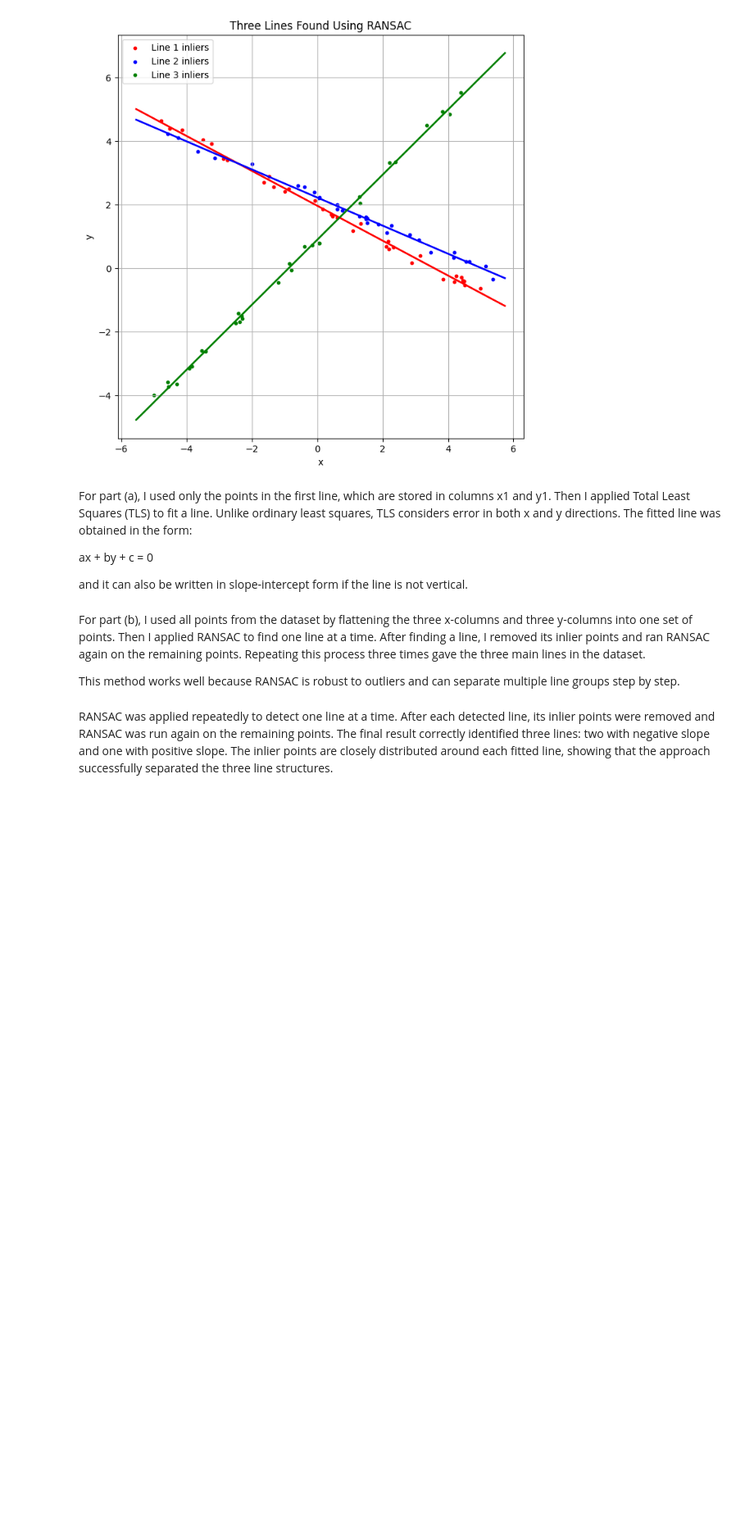
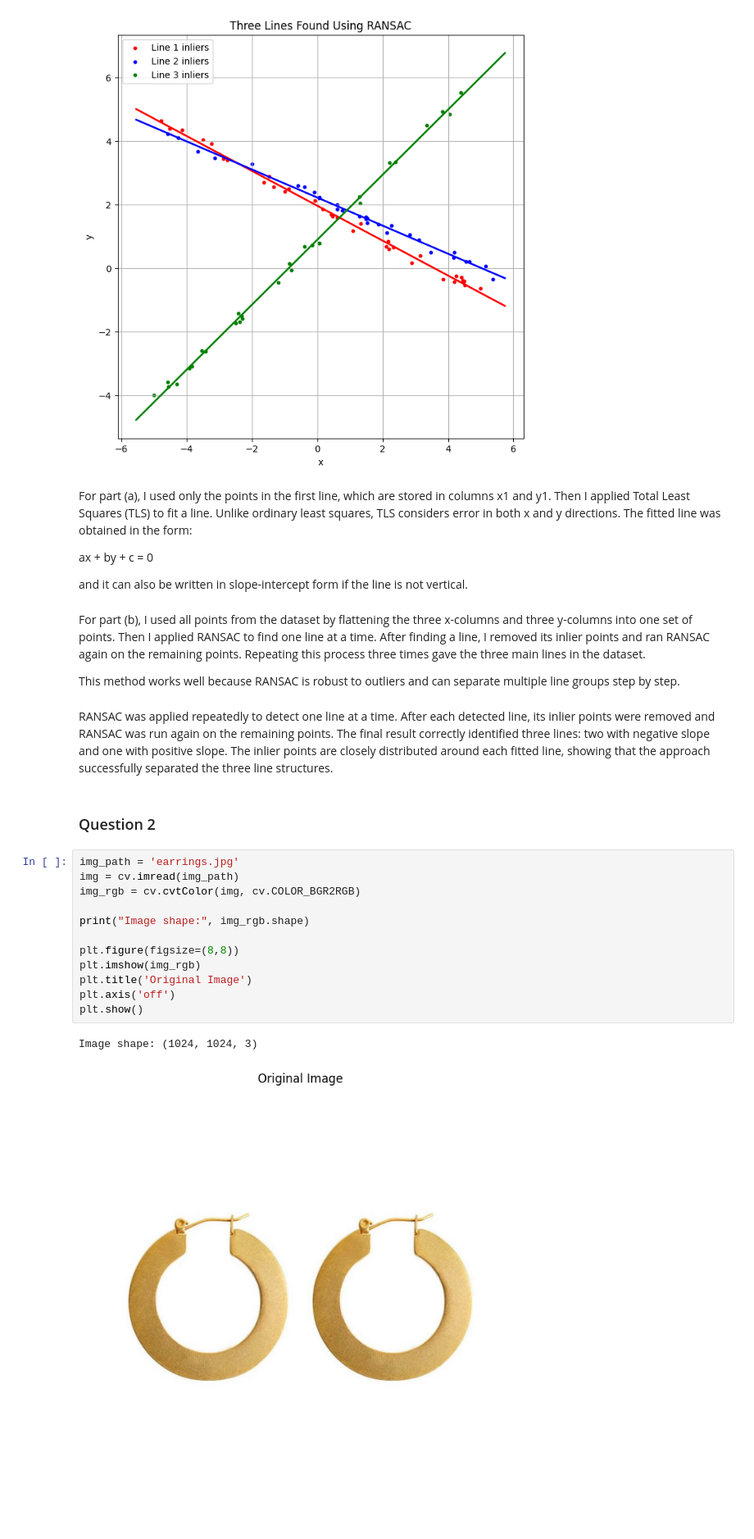
Before and after one commit to nishanc/Computer-Vision-A2, a Jupyter notebook: Assignment 2 on Fitting and Alignment.ipynb, the cells around one changed output. Shown at 82% size. Saved outputs shown, nothing was run; the diff lists cells and outputs as text; blank space fills up the shorter version.

Commit message:
Question 2

```diff
--- a/Assignment 2 on Fitting and Alignment.ipynb
+++ b/Assignment 2 on Fitting and Alignment.ipynb
@@ -244,4 +244,19 @@ This method works well because RANSAC is robust to outliers and can separate mul
 # %% [markdown]
 RANSAC was applied repeatedly to detect one line at a time. After each detected line, its inlier points were removed and RANSAC was run again on the remaining points. The final result correctly identified three lines: two with negative slope and one with positive slope. The inlier points are closely distributed around each fitted line, showing that the approach successfully separated the three line structures.
 # %% [markdown]
-###
+### Question 2
+# %%
+img_path = 'earrings.jpg'
+img = cv.imread(img_path)
+img_rgb = cv.cvtColor(img, cv.COLOR_BGR2RGB)
+
+print("Image shape:", img_rgb.shape)
+
+plt.figure(figsize=(8,8))
+plt.imshow(img_rgb)
+plt.title('Original Image')
+plt.axis('off')
+plt.show()
+# %% [output]
+Image shape: (1024, 1024, 3)
+[figure, added]
```
Also changed, not shown: parts of 11 cells of this notebook.
